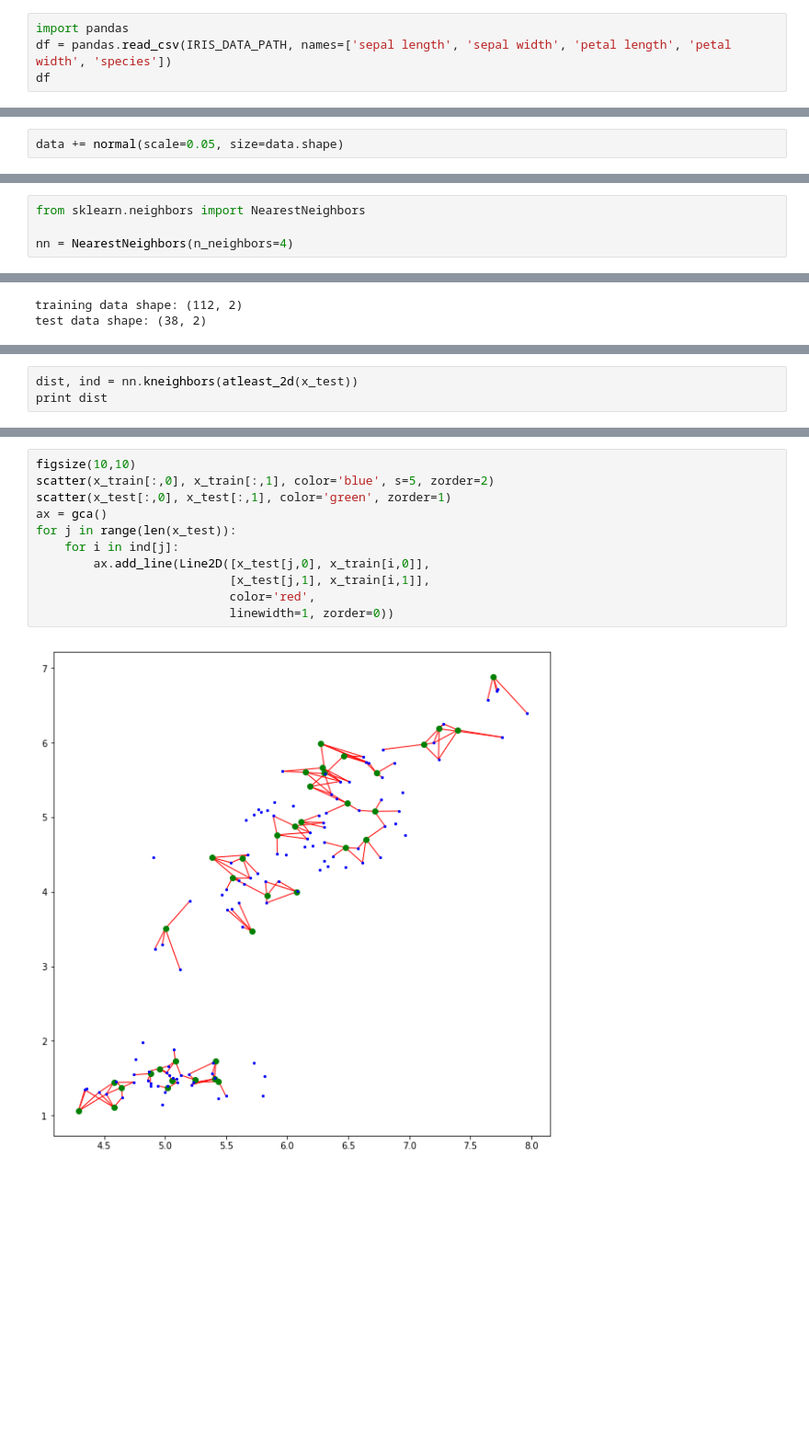
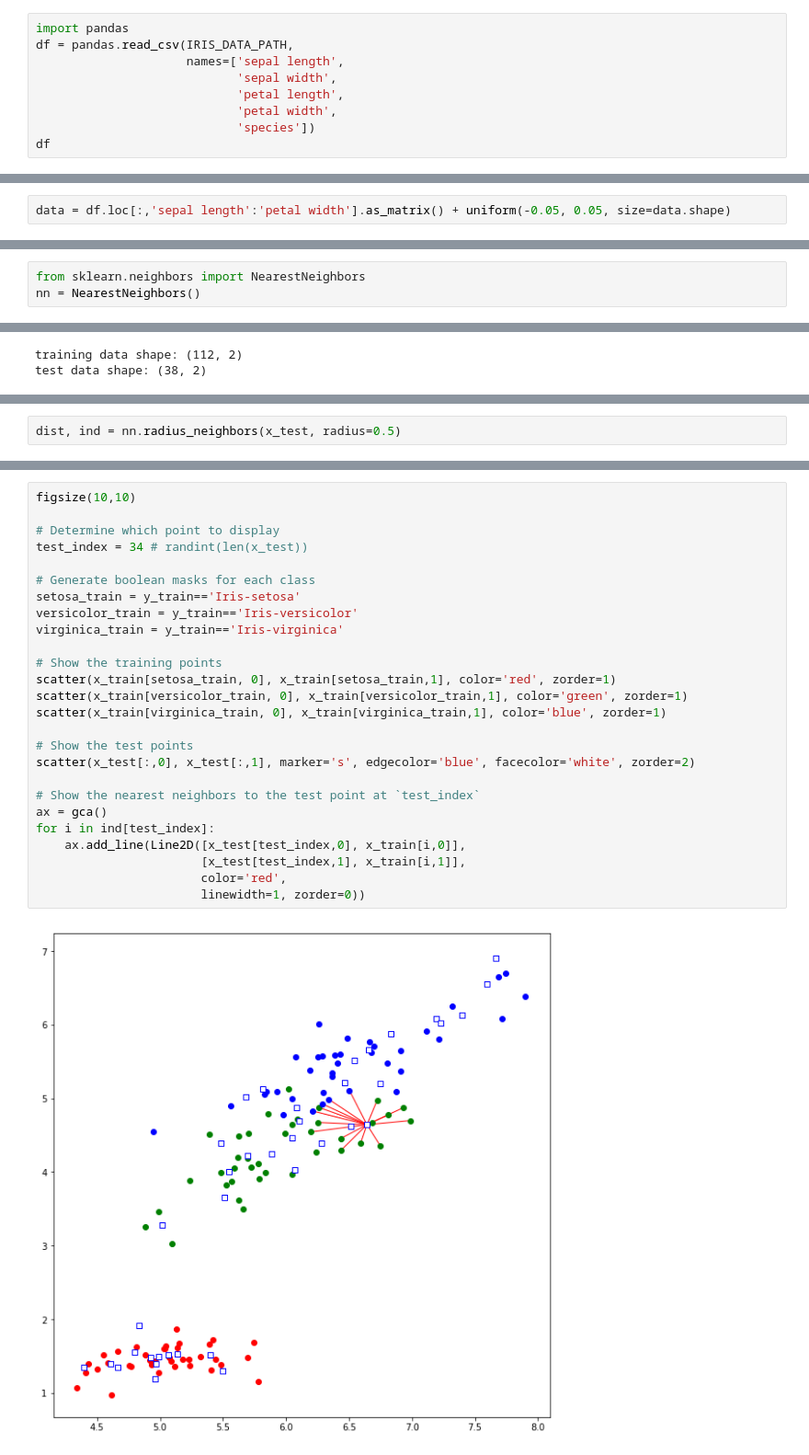
Before and after one commit to MU-CSE627/MU-CSE627, a Jupyter notebook: ch02/Lab 2.ipynb, the cells around one changed output, grey strips where cells are left out. Shown at 92% size. Saved outputs shown, nothing was run; the diff lists cells and outputs as text; blank space fills up the shorter version.

```diff
--- a/ch02/Lab 2.ipynb
+++ b/ch02/Lab 2.ipynb
@@ -29,6 +34,11 @@ Let's look at the data. I will use [pandas](http://pandas.pydata.org/) to read a
 # %%
 import pandas
-df = pandas.read_csv(IRIS_DATA_PATH, names=['sepal length', 'sepal width', 'petal length', 'petal width', 'species'])
+df = pandas.read_csv(IRIS_DATA_PATH,
+                     names=['sepal length',
+                            'sepal width',
+                            'petal length',
+                            'petal width',
+                            'species'])
 df
 # %% [output]
 |  | sepal length | sepal width | petal length | petal width | species |
@@ -115,3 +127,3 @@ Unfortunately it is hard t wrap our brains around 4D data, but this kind of plot
 # %%
-data += normal(scale=0.05, size=data.shape)
+data = df.loc[:,'sepal length':'petal width'].as_matrix() + uniform(-0.05, 0.05, size=data.shape)
 # %% [markdown]
@@ -152,7 +165,6 @@ One could write a for-loop to search for the nearest neighbors of any point, and
 The next cell uses the nearest neighbor data structure that ships with `sklearn`, however you will find some others online that specialize on huge out of core data, or date that needs to be updated frequently, etc.
 # %%
 from sklearn.neighbors import NearestNeighbors
-
-nn = NearestNeighbors(n_neighbors=4)
+nn = NearestNeighbors()
 # %% [markdown]
 For now, let's use a 2D subset of our data. We will pluck out columns 0 ('sepal length') and 2 ('petal length').
@@ -180,3 +193,2 @@ The `kneighbors` method takes in an array of $n$ samples and returns two arrays;
 # %%
-dist, ind = nn.kneighbors(atleast_2d(x_test))
-print dist
+dist, ind = nn.radius_neighbors(x_test, radius=0.5)
@@ -206,13 +197,28 @@ Then I go through each test sample and add a line to the $k$ nearest training sa
 # %%
 figsize(10,10)
-scatter(x_train[:,0], x_train[:,1], color='blue', s=5, zorder=2)
-scatter(x_test[:,0], x_test[:,1], color='green', zorder=1)
+
+# Determine which point to display
+test_index = 34 # randint(len(x_test))
+
+# Generate boolean masks for each class
+setosa_train = y_train=='Iris-setosa'
+versicolor_train = y_train=='Iris-versicolor'
+virginica_train = y_train=='Iris-virginica'
+
+# Show the training points
+scatter(x_train[setosa_train, 0], x_train[setosa_train,1], color='red', zorder=1)
+scatter(x_train[versicolor_train, 0], x_train[versicolor_train,1], color='green', zorder=1)
+scatter(x_train[virginica_train, 0], x_train[virginica_train,1], color='blue', zorder=1)
+
+# Show the test points
+scatter(x_test[:,0], x_test[:,1], marker='s', edgecolor='blue', facecolor='white', zorder=2)
+
+# Show the nearest neighbors to the test point at `test_index`
 ax = gca()
-for j in range(len(x_test)):
-    for i in ind[j]:
-        ax.add_line(Line2D([x_test[j,0], x_train[i,0]],
-                           [x_test[j,1], x_train[i,1]],
-                           color='red',
-                           linewidth=1, zorder=0))
+for i in ind[test_index]:
+    ax.add_line(Line2D([x_test[test_index,0], x_train[i,0]],
+                       [x_test[test_index,1], x_train[i,1]],
+                       color='red',
+                       linewidth=1, zorder=0))
 # %% [output]
-[figure, old version]
+[figure, new version]
```
Also changed, not shown: parts of 37 cells of this notebook, 54 other files.
